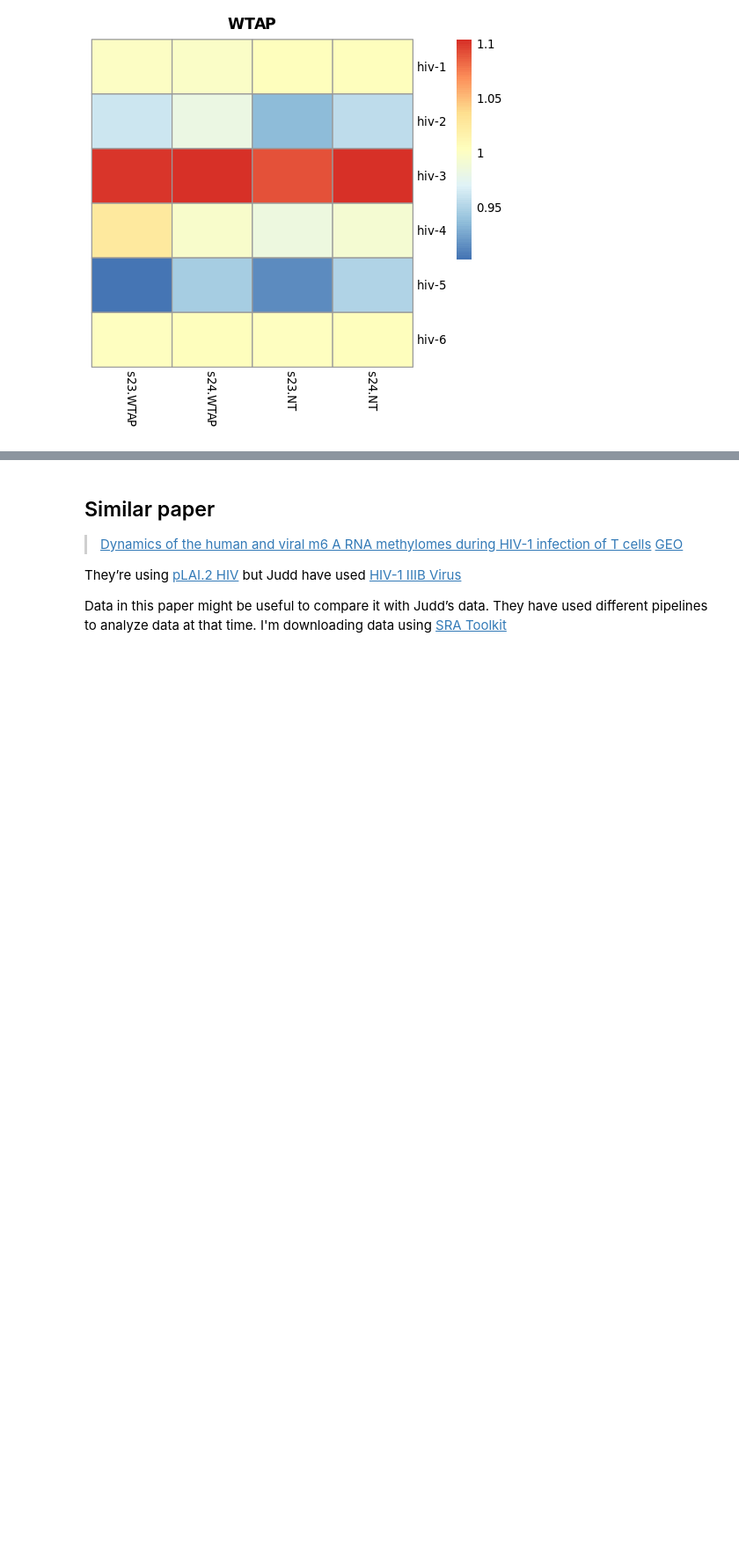
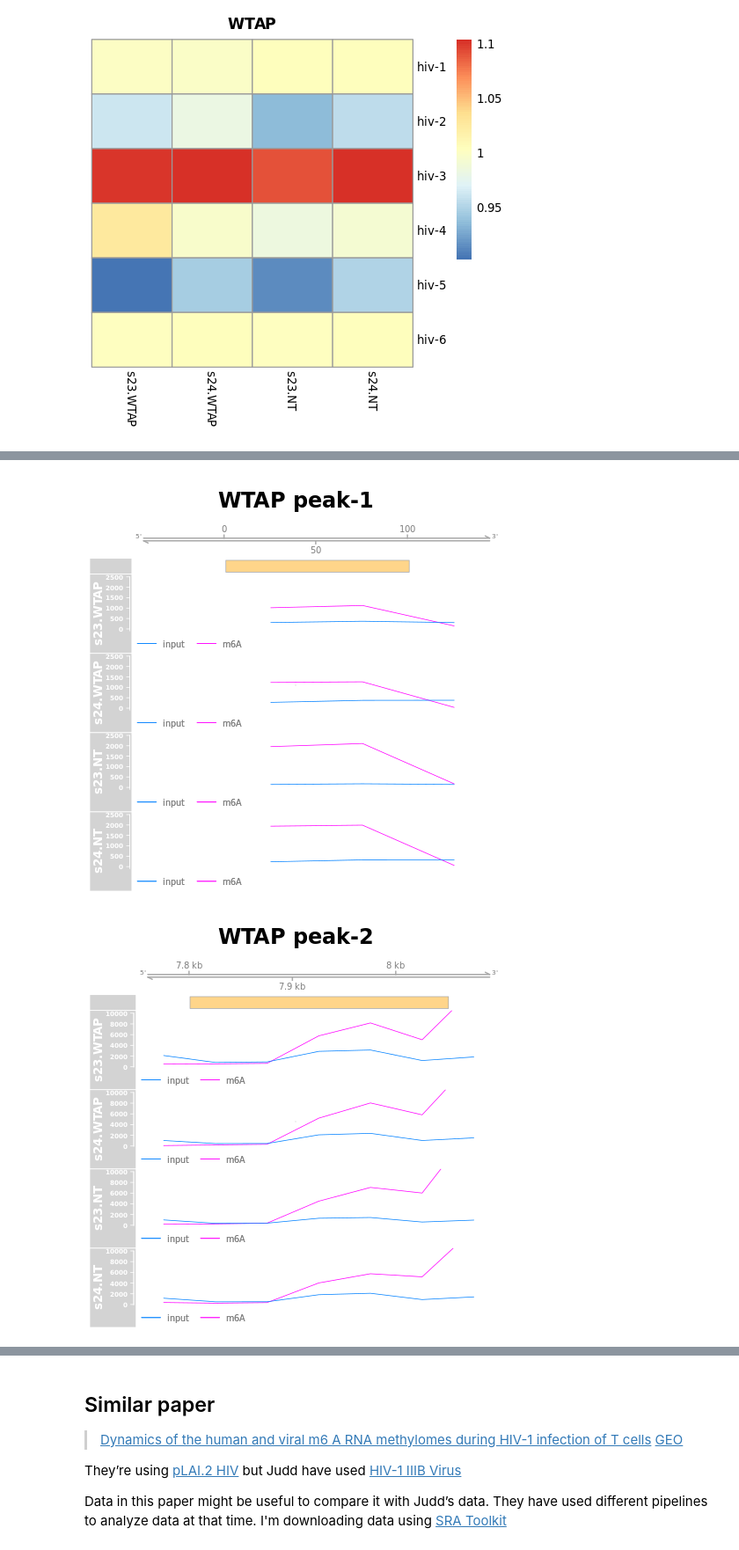
Before and after one commit to goodarzilab/Abe, a Jupyter notebook: People/Judd/notebook.ipynb, the cells around one changed output, grey strips where cells are left out. Shown at 88% size. Drawn from its saved outputs; the diff is of its cells as text; code cells hidden in the pictures; blank space fills up the shorter version.

```diff
--- a/People/Judd/notebook.ipynb
+++ b/People/Judd/notebook.ipynb
@@ -703,0 +894,8 @@ locale:
+# %%
+%%R
+treat = 'WTAP'
+ymax = c(2.5e3,1e4,4.3e4,4e4,1e4,1e4)
+peak_ploter (treat,ymax)
+# %% [output]
+[figure, added]
+[figure, added]
```
Also changed, not shown: parts of 28 cells of this notebook.
